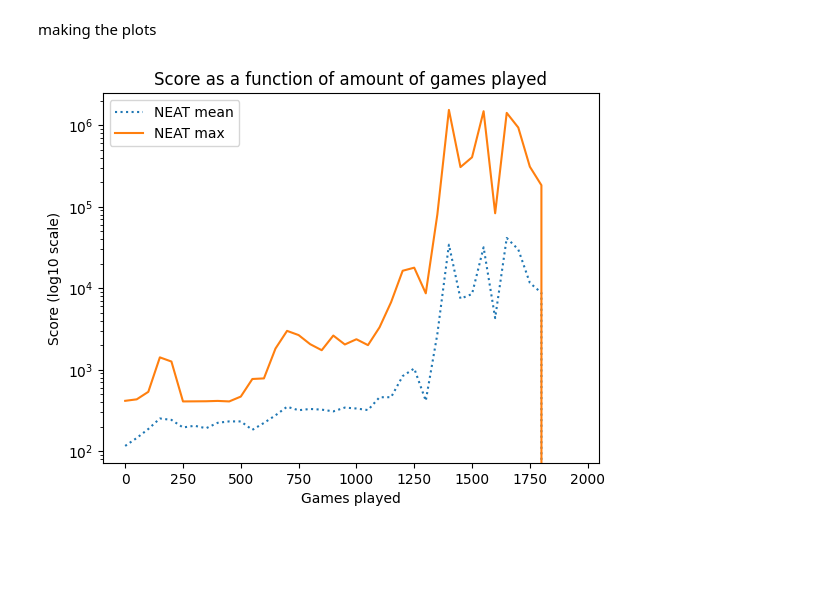
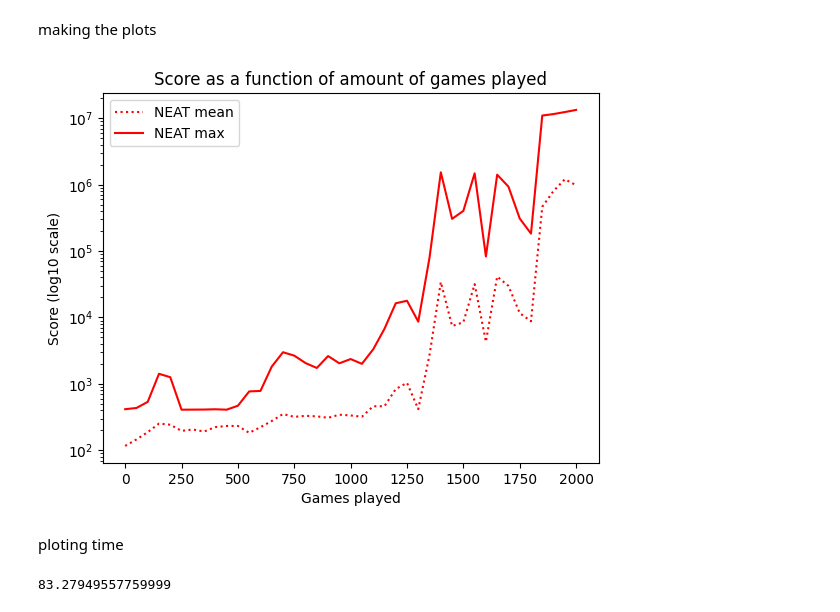
Before and after one commit to CarlSvejstrup/Tetris-DQN-NEAT, a Jupyter notebook: plotting.ipynb, the cells around one changed output. Drawn from its saved outputs; the diff is of its cells as text; code cells hidden in the pictures; blank space fills up the shorter version.

Commit message:
test data lavet

```diff
--- a/plotting.ipynb
+++ b/plotting.ipynb
@@ -5,8 +5,8 @@ import numpy as np
 # %% [markdown]
 load in data
 # %%
-neat_data = np.zeros((40,3))
-dqn_data = np.zeros((40,3))
+neat_data = np.zeros((41,3))
+dqn_data = np.zeros((41,3))
 
 with open("NEAT_results.csv", "r") as file:
     reader = csv.DictReader(file)
@@ -26,19 +26,21 @@ with open("path", "r") as file:
 # %% [markdown]
 making the plots
 # %%
-y_axis = np.arange(0,2000,50)
-plt.plot(y_axis, neat_data[:,0], ":", label = "NEAT mean")
-plt.plot(y_axis, neat_data[:,2], label = "NEAT max")
-#plt.plot(dqn_data[:,0],y_axis, label = "DQN mean")
+y_axis = np.arange(0,2050,50)
+plt.plot(y_axis, neat_data[:,0], ":", label = "NEAT mean", color="r")
+plt.plot(y_axis, neat_data[:,2], label = "NEAT max", color="r")
+#plt.plot(dqn_data[:,0],y_axis, ":", label = "DQN mean")
 #plt.plot(dqn_data[:,2],y_axis, label = "DQN max")
 
 plt.ylabel('Score (log10 scale)')
 plt.xlabel('Games played')
 plt.title('Score as a function of amount of games played')
 
 plt.yscale("log")
 
 plt.legend()
 plt.show()
 # %% [output]
-[figure, old version]
+[figure, new version]
+# %% [markdown]
+ploting time
@@ -44,0 +49,4 @@ plt.show()
+# %%
+(1.96**2)*(4656**2)/(1000**2)
+# %% [output]
+83.27949557759999
```
Also changed, not shown: parts of 1 cell of this notebook, 12 other files.
